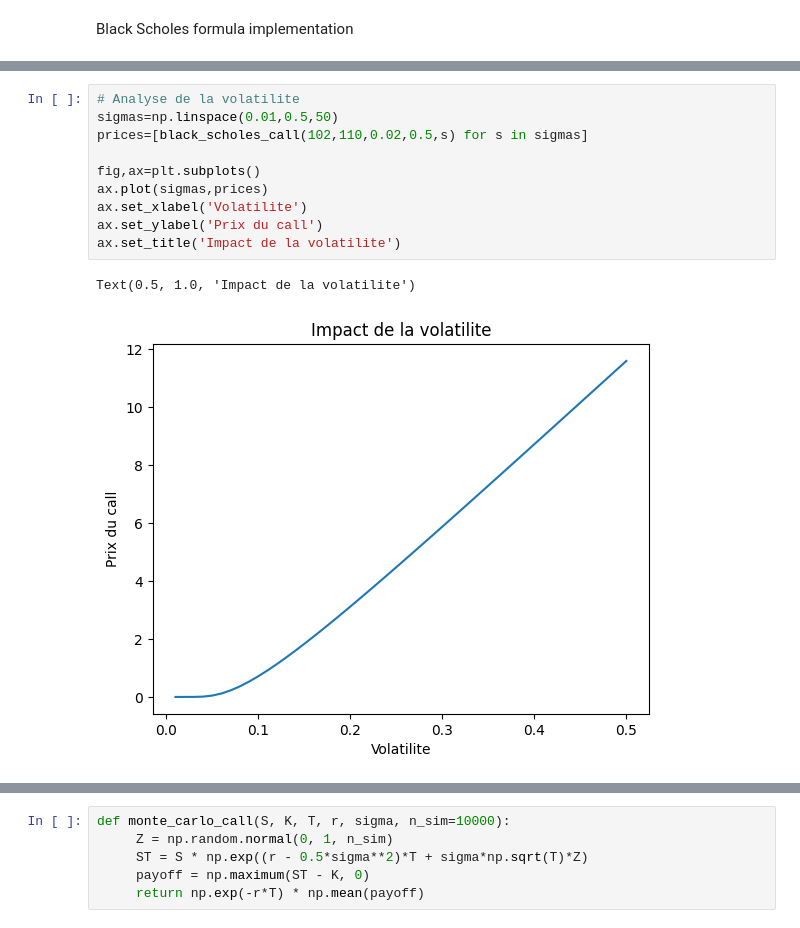
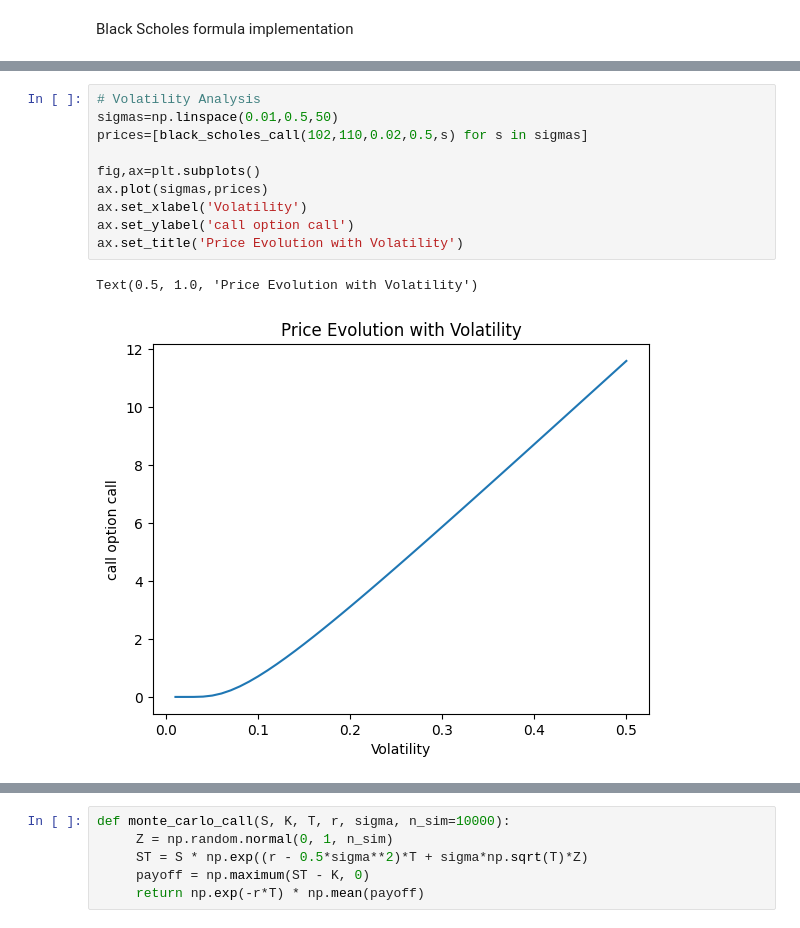
Before and after one commit to annekamogne-ai/Black-Scholes, a Jupyter notebook: project/pricing_option.ipynb, the cells around one changed output, grey strips where cells are left out. Drawn from its saved outputs; the diff is of its cells as text.

```diff
--- a/project/pricing_option.ipynb
+++ b/project/pricing_option.ipynb
@@ -19,16 +14,16 @@ print(price)
 # %% [output]
 9.294775908128095
 # %%
-# Analyse de la volatilite
+# Volatility Analysis
 sigmas=np.linspace(0.01,0.5,50)
 prices=[black_scholes_call(102,110,0.02,0.5,s) for s in sigmas]
 
 fig,ax=plt.subplots()
 ax.plot(sigmas,prices)
-ax.set_xlabel('Volatilite')
-ax.set_ylabel('Prix du call')
-ax.set_title('Impact de la volatilite')
+ax.set_xlabel('Volatility')
+ax.set_ylabel('call option call')
+ax.set_title('Price Evolution with Volatility')
 # %% [output]
-Text(0.5, 1.0, 'Impact de la volatilite')
+Text(0.5, 1.0, 'Price Evolution with Volatility')
-[figure, old version]
+[figure, new version]
 # %% [markdown]
```
Also changed, not shown: parts of 6 cells of this notebook, 1 other file.
